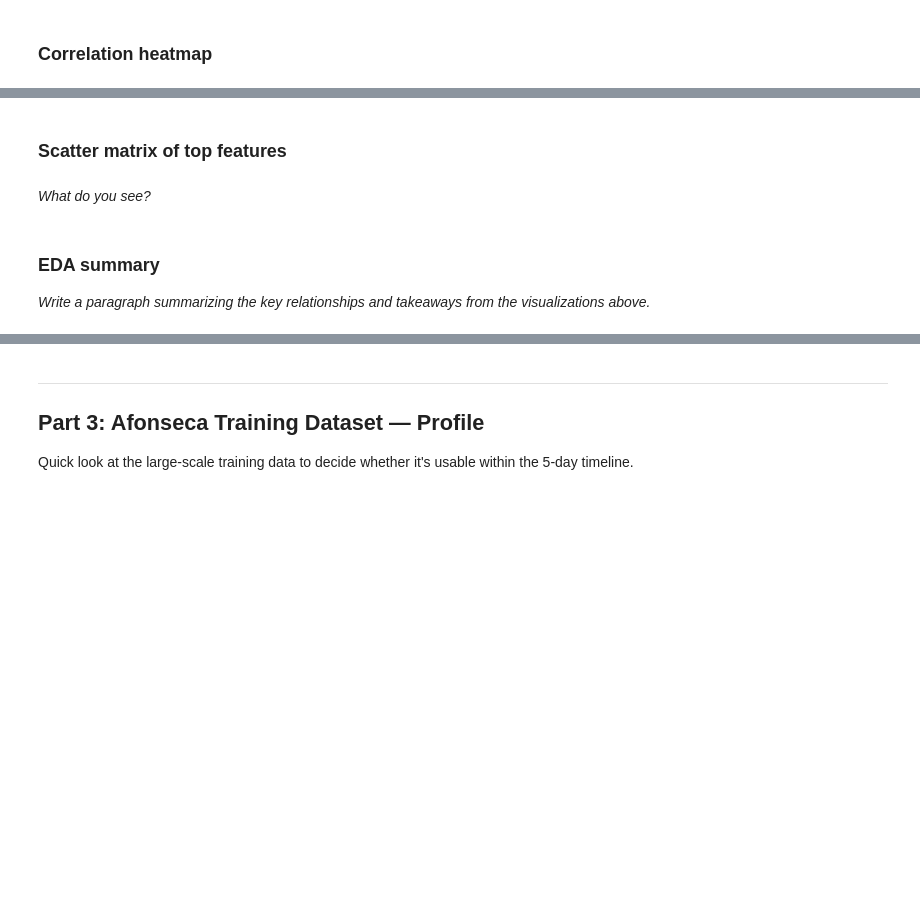
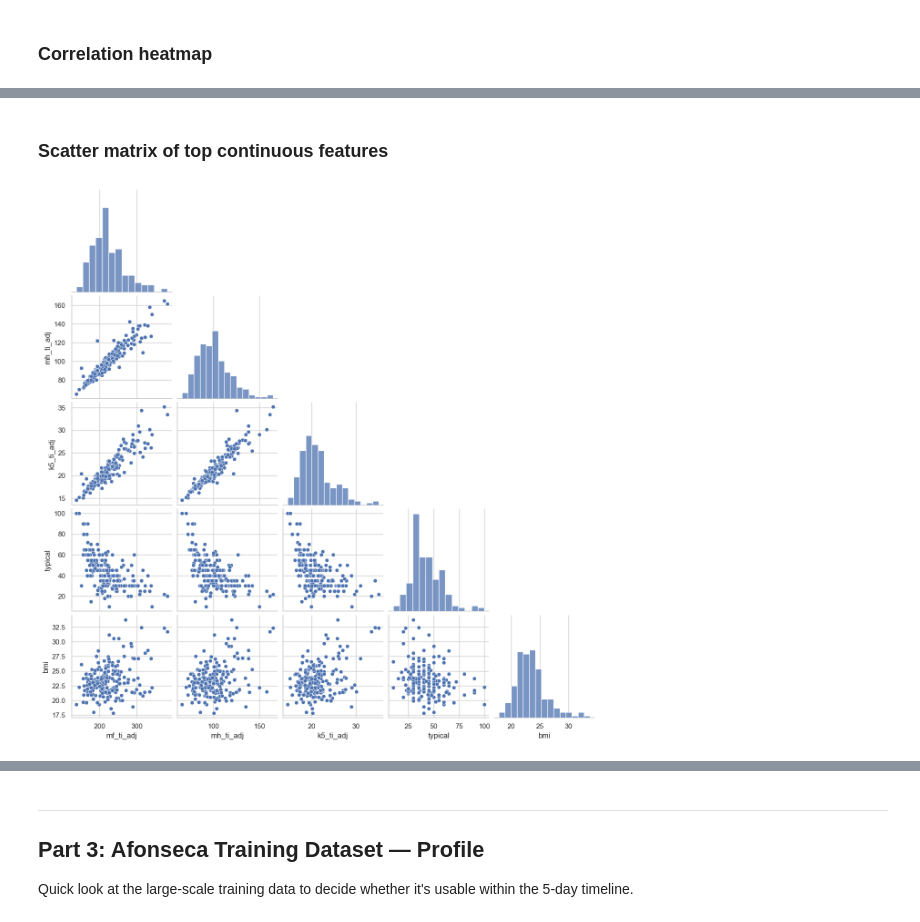
Before and after one commit to jacmil/Marathon-Pace-Predictor, a Jupyter notebook: notebooks/01_data_exploration.ipynb, the cells around one changed output, grey strips where cells are left out. Saved outputs shown, nothing was run; the diff lists cells and outputs as text; code cells hidden in the pictures; blank space fills up the shorter version.

```diff
--- a/notebooks/01_data_exploration.ipynb
+++ b/notebooks/01_data_exploration.ipynb
@@ -273,13 +274,9 @@ plt.savefig('../results/figures/correlation_heatmap.png', dpi=150)
 # %% [markdown]
-### Scatter matrix of top features
+### Scatter matrix of top continuous features
 # %%
-# Pairplot of the 4-5 most promising features
-# top_features = ['marathon_time', 'half_marathon_time', 'weekly_mileage', '10k_time', 'bmi']
-# sns.pairplot(df[top_features].dropna(), corner=True)
-# plt.savefig('../results/figures/pairplot_top_features.png', dpi=150)
+# Pairplot of the 4-5 most promising continuous features
+top_features = ['mf_ti_adj', 'mh_ti_adj', 'k5_ti_adj', 'typical', 'bmi']
+sns.pairplot(df[top_features].dropna(), corner=True)
+plt.savefig('../results/figures/pairplot_top_features.png', dpi=150)
+# %% [output]
+[figure, added]
-# %% [markdown]
-*What do you see?*
-# %% [markdown]
-### EDA summary
-
-*Write a paragraph summarizing the key relationships and takeaways from the visualizations above.*
```
Also changed, not shown: parts of 10 cells of this notebook.
